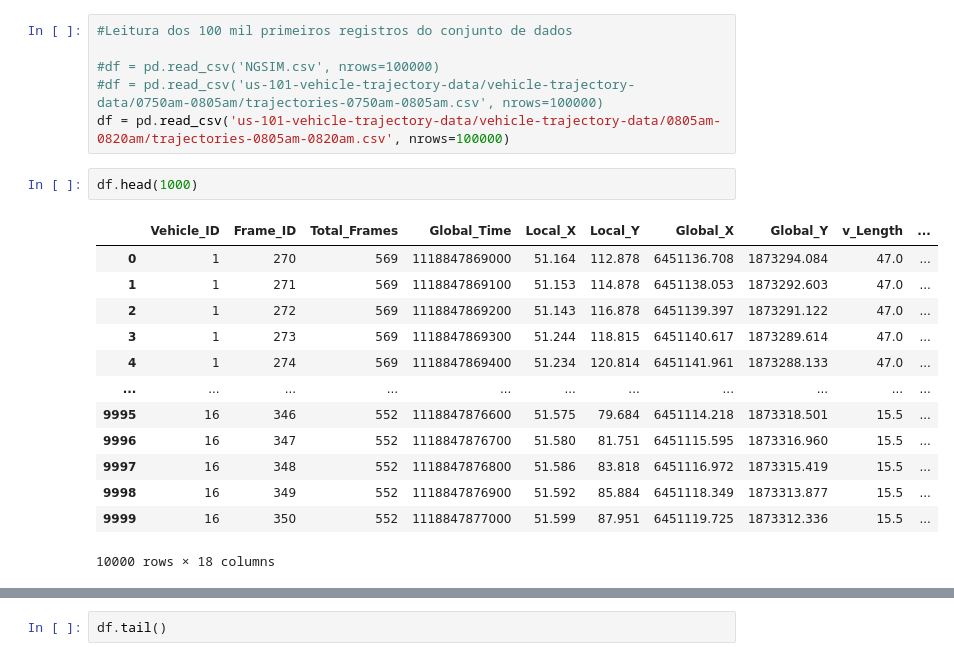
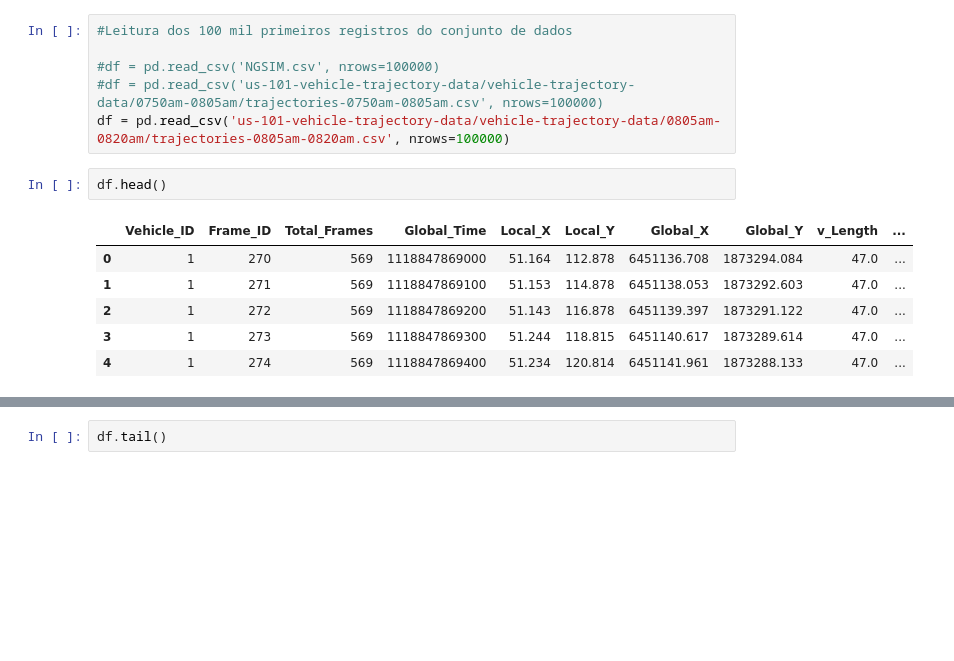
Before and after one commit to FilipeKN4/trajectory_prediction, a Jupyter notebook: lstm_trajectory_prediction.ipynb, the cells around one changed output, grey strips where cells are left out. Cells and saved outputs as stored; diff of their text form; blank space fills up the shorter version.

Commit message:
Revisão do pré processamento para geração do dataframe final

```diff
--- a/lstm_trajectory_prediction.ipynb
+++ b/lstm_trajectory_prediction.ipynb
@@ -31,18 +33,11 @@ Leitura do dataset referente ao período de 8:05 até 8:20 da manhã do NGSIM us
 #df = pd.read_csv('us-101-vehicle-trajectory-data/vehicle-trajectory-data/0750am-0805am/trajectories-0750am-0805am.csv', nrows=100000)
 df = pd.read_csv('us-101-vehicle-trajectory-data/vehicle-trajectory-data/0805am-0820am/trajectories-0805am-0820am.csv', nrows=100000)
 # %%
-df.head(1000)
+df.head()
 # %% [output]
 |  | Vehicle_ID | Frame_ID | Total_Frames | Global_Time | Local_X | Local_Y | Global_X | Global_Y | v_Length | ... |
 | 0 | 1 | 270 | 569 | 1118847869000 | 51.164 | 112.878 | 6451136.708 | 1873294.084 | 47.0 | ... |
 | 1 | 1 | 271 | 569 | 1118847869100 | 51.153 | 114.878 | 6451138.053 | 1873292.603 | 47.0 | ... |
 | 2 | 1 | 272 | 569 | 1118847869200 | 51.143 | 116.878 | 6451139.397 | 1873291.122 | 47.0 | ... |
 | 3 | 1 | 273 | 569 | 1118847869300 | 51.244 | 118.815 | 6451140.617 | 1873289.614 | 47.0 | ... |
 | 4 | 1 | 274 | 569 | 1118847869400 | 51.234 | 120.814 | 6451141.961 | 1873288.133 | 47.0 | ... |
-| ... | ... | ... | ... | ... | ... | ... | ... | ... | ... | ... |
-| 9995 | 16 | 346 | 552 | 1118847876600 | 51.575 | 79.684 | 6451114.218 | 1873318.501 | 15.5 | ... |
-| 9996 | 16 | 347 | 552 | 1118847876700 | 51.580 | 81.751 | 6451115.595 | 1873316.960 | 15.5 | ... |
-| 9997 | 16 | 348 | 552 | 1118847876800 | 51.586 | 83.818 | 6451116.972 | 1873315.419 | 15.5 | ... |
-| 9998 | 16 | 349 | 552 | 1118847876900 | 51.592 | 85.884 | 6451118.349 | 1873313.877 | 15.5 | ... |
-| 9999 | 16 | 350 | 552 | 1118847877000 | 51.599 | 87.951 | 6451119.725 | 1873312.336 | 15.5 | ... |
-10000 rows × 18 columns
```
Also changed, not shown: parts of 59 cells of this notebook.
